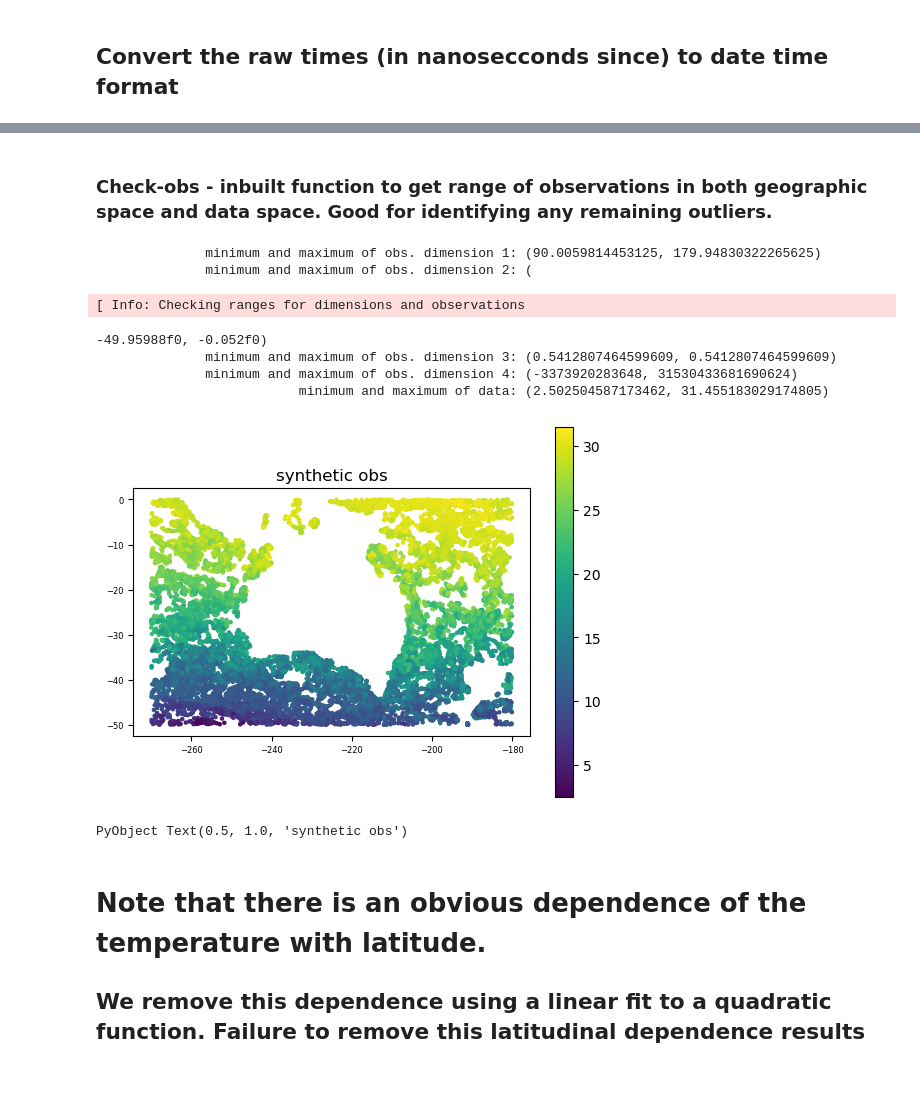
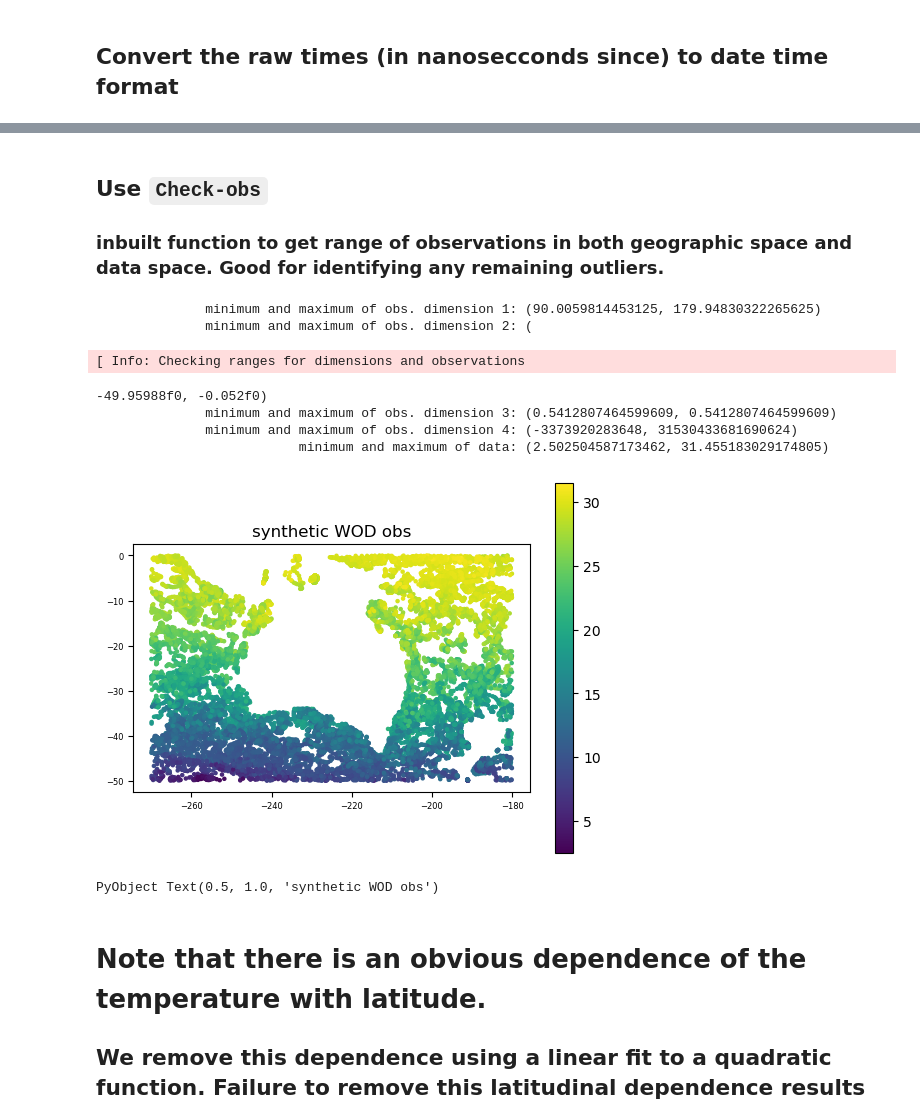
Before and after one commit to CARSv2/cars-v2, a Jupyter notebook: notebooks/parameter_sandbox.ipynb, the cells around one changed output, grey strips where cells are left out. Drawn from its saved outputs; the diff is of its cells as text; code cells hidden in the pictures; blank space fills up the shorter version.

```diff
--- a/notebooks/parameter_sandbox.ipynb
+++ b/notebooks/parameter_sandbox.ipynb
@@ -101,7 +129,8 @@ observation_id =[0:length(longitude):1]
 1-element Vector{StepRange{Int64, Int64}}:
  0:17271:0
 # %% [markdown]
-### Check-obs - inbuilt function to get range of observations in both geographic space and data space. Good for identifying any remaining outliers.
+## Use `Check-obs`
+### inbuilt function to get range of observations in both geographic space and data space. Good for identifying any remaining outliers.
 # %%
 checkobs((longitude.+360.0,latitude,depth,time),temperature,observation_id)
 # %% [output]
@@ -115,16 +144,16 @@ checkobs((longitude.+360.0,latitude,depth,time),temperature,observation_id)
 # %%
 figure("Synth-WOD")
 ax = subplot(1,1,1)
 scatter(longitude, latitude, c=temperature,s=5)
 aspectratio = 1/cos(mean(latitude) * pi/180)
 ax.tick_params("both",labelsize=6)
 gca().set_aspect(aspectratio)
 colorbar()
-title("synthetic obs")
+title("synthetic WOD obs")
 #colorbar(orientation="vertical")
 # %% [output]
-[figure, old version]
+[figure, new version]
-PyObject Text(0.5, 1.0, 'synthetic obs')
+PyObject Text(0.5, 1.0, 'synthetic WOD obs')
 # %% [markdown]
 # Note that there is an obvious dependence of the temperature with latitude.
 ## We remove this dependence using a linear fit to a quadratic function. Failure to remove this latitudinal dependence results in a background field that simply reflects the north-south temperature gradient.
```
Also changed, not shown: parts of 40 cells of this notebook.
